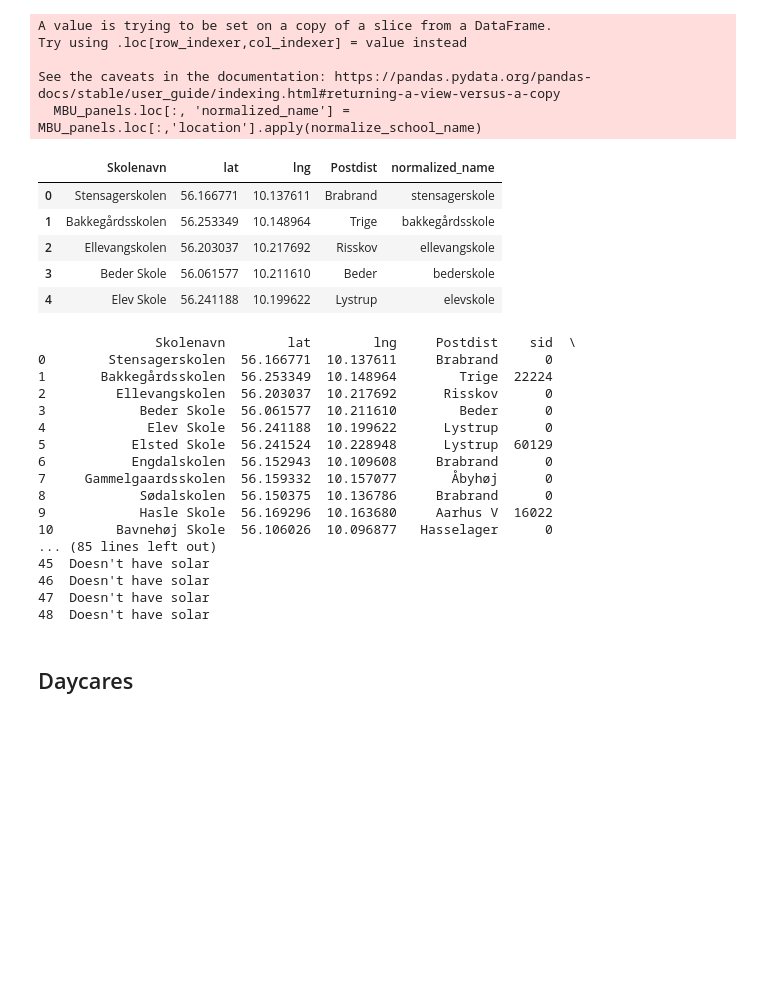
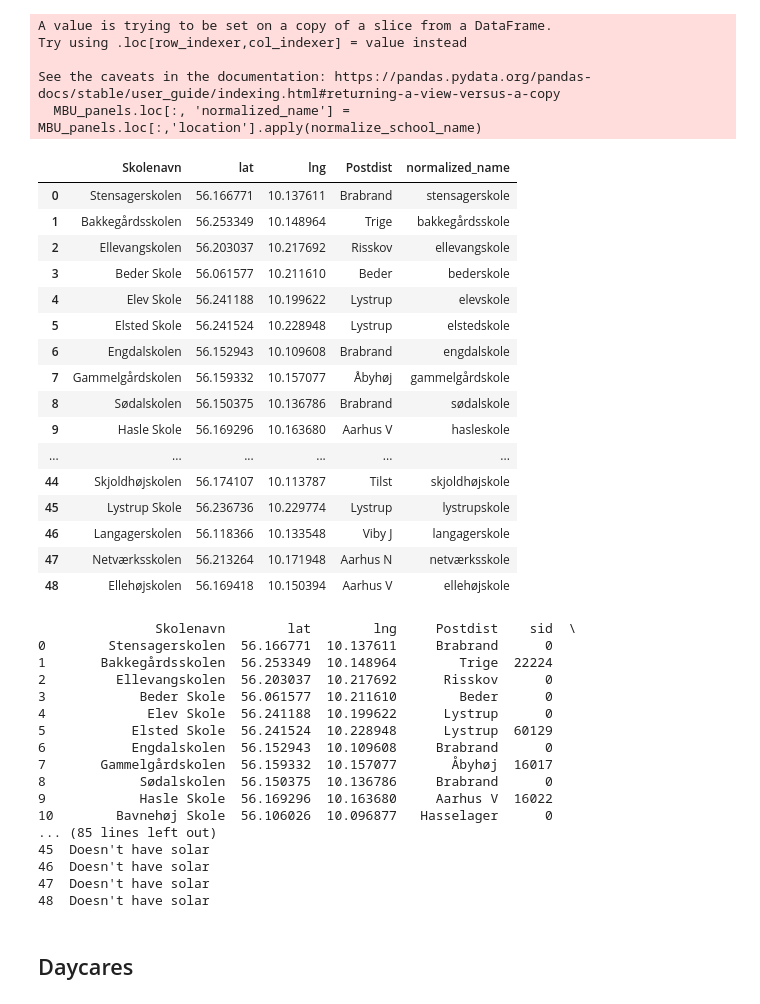
Before and after one commit to KellyDRasmussen/Solar-Aarhus, a Jupyter notebook: notebooks/01_data_collection.ipynb, the cells around one changed output. Saved outputs shown, nothing was run; the diff lists cells and outputs as text; code cells hidden in the pictures; blank space fills up the shorter version.

```diff
--- a/notebooks/01_data_collection.ipynb
+++ b/notebooks/01_data_collection.ipynb
@@ -36,6 +37,9 @@ See the caveats in the documentation: https://pandas.pydata.org/pandas-docs/stab
 Data from opendata.dk. Combining schools data with panels data.
 # %%
 schools.drop(columns=['_id', 'Periode', 'Adresse', 'Postnr', 'Skolekode', 'Antal', 'LINK', 'Ledernavn', 'Ledermail', 'Opdateret'], inplace=True)
+schools.loc[schools['Skolenavn'] == 'Gammelgaardsskolen', 'Skolenavn'] = 'Gammelgårdskolen'
+schools.loc[schools['Skolenavn'] == 'Vestergårdsskolen', 'Skolenavn'] = 'Vestergårdskolen'
+
 schools['Skolenavn'] = schools['Skolenavn'].str.strip()
 # %%
 # Normalise the school names
@@ -53,14 +57,25 @@ Try using .loc[row_indexer,col_indexer] = value instead
 See the caveats in the documentation: https://pandas.pydata.org/pandas-docs/stable/user_guide/indexing.html#returning-a-view-versus-a-copy
   MBU_panels.loc[:, 'normalized_name'] = MBU_panels.loc[:,'location'].apply(normalize_school_name)
 # %%
-schools.head() #debug
+schools #debug
 # %% [output]
 |  | Skolenavn | lat | lng | Postdist | normalized_name |
 | 0 | Stensagerskolen | 56.166771 | 10.137611 | Brabrand | stensagerskole |
 | 1 | Bakkegårdsskolen | 56.253349 | 10.148964 | Trige | bakkegårdsskole |
 | 2 | Ellevangskolen | 56.203037 | 10.217692 | Risskov | ellevangskole |
 | 3 | Beder Skole | 56.061577 | 10.211610 | Beder | bederskole |
 | 4 | Elev Skole | 56.241188 | 10.199622 | Lystrup | elevskole |
+| 5 | Elsted Skole | 56.241524 | 10.228948 | Lystrup | elstedskole |
+| 6 | Engdalskolen | 56.152943 | 10.109608 | Brabrand | engdalskole |
+| 7 | Gammelgårdskolen | 56.159332 | 10.157077 | Åbyhøj | gammelgårdskole |
+| 8 | Sødalskolen | 56.150375 | 10.136786 | Brabrand | sødalskole |
+| 9 | Hasle Skole | 56.169296 | 10.163680 | Aarhus V | hasleskole |
+| ... | ... | ... | ... | ... | ... |
+| 44 | Skjoldhøjskolen | 56.174107 | 10.113787 | Tilst | skjoldhøjskole |
+| 45 | Lystrup Skole | 56.236736 | 10.229774 | Lystrup | lystrupskole |
+| 46 | Langagerskolen | 56.118366 | 10.133548 | Viby J | langagerskole |
+| 47 | Netværksskolen | 56.213264 | 10.171948 | Aarhus N | netværksskole |
+| 48 | Ellehøjskolen | 56.169418 | 10.150394 | Aarhus V | ellehøjskole |
 # %%
 #MBU_panels.head() #debug
 # %%
@@ -104,7 +119,7 @@ print(merged_df)
 4             Elev Skole  56.241188  10.199622      Lystrup      0
 5           Elsted Skole  56.241524  10.228948      Lystrup  60129
 6           Engdalskolen  56.152943  10.109608     Brabrand      0
-7     Gammelgaardsskolen  56.159332  10.157077       Åbyhøj      0
+7       Gammelgårdskolen  56.159332  10.157077       Åbyhøj  16017
 8            Sødalskolen  56.150375  10.136786     Brabrand      0
 9            Hasle Skole  56.169296  10.163680     Aarhus V  16022
 10        Bavnehøj Skole  56.106026  10.096877   Hasselager      0
```
Also changed, not shown: parts of 9 cells of this notebook, 7 other files.
